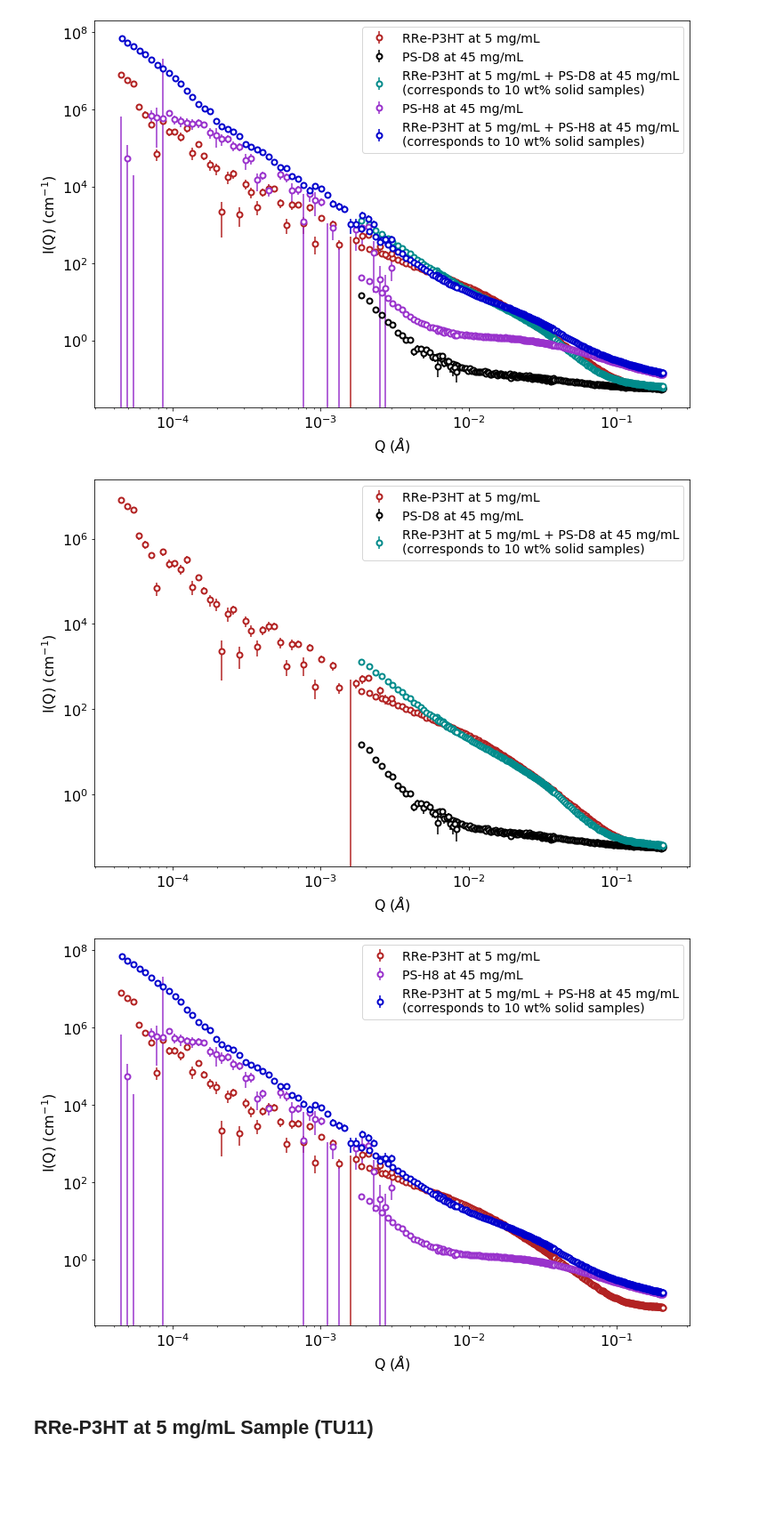
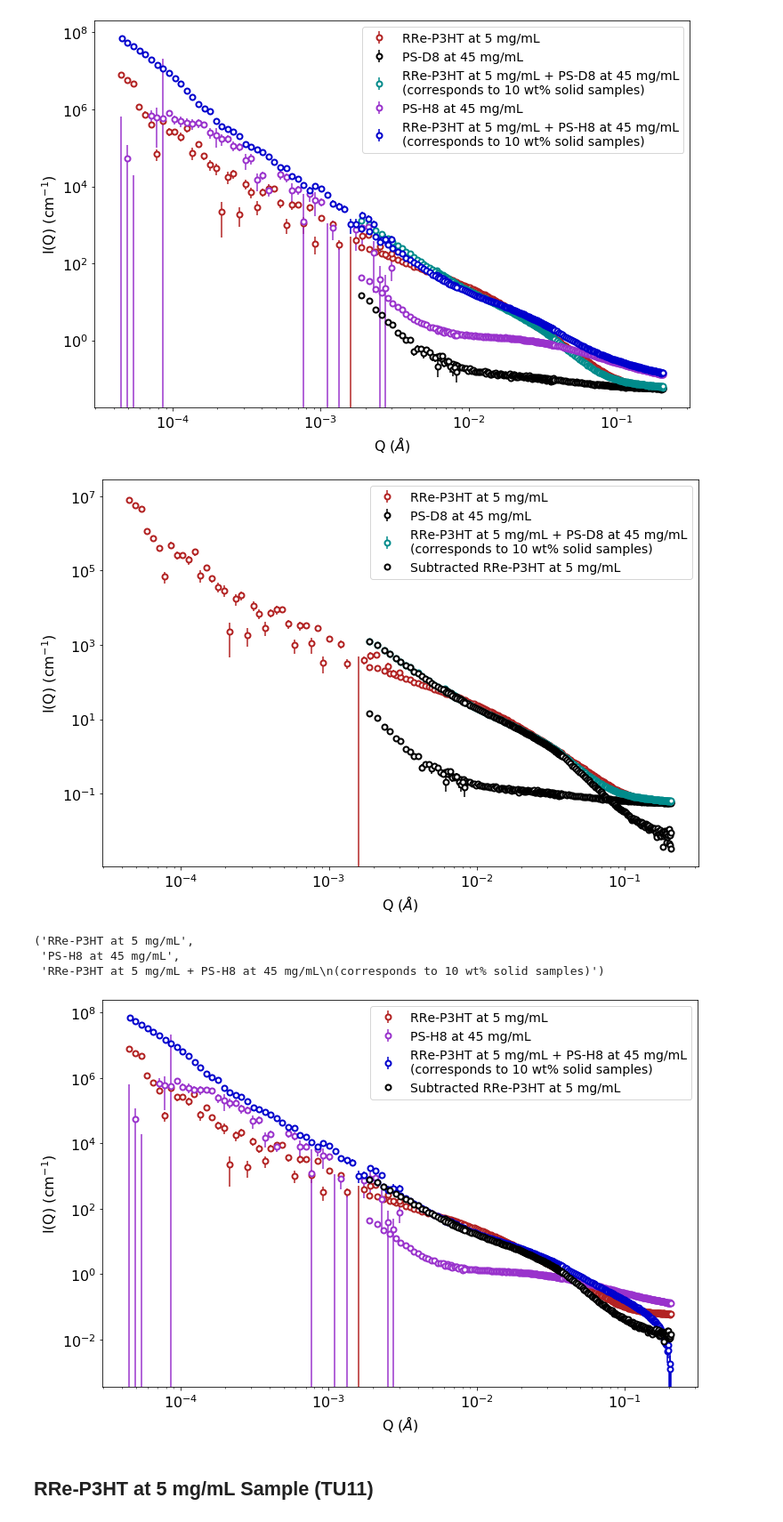
Before and after one commit to pozzo-research-group/c-wolf-blends-morphology, a Jupyter notebook: sans/Liquid_Samples/Fitting_RReP3HT_PS_Toluene.ipynb, the cells around one changed output. Shown at 89% size. Drawn from its saved outputs; the diff is of its cells as text; code cells hidden in the pictures; blank space fills up the shorter version.

Commit message:
worked on liquid sample fits

```diff
--- a/sans/Liquid_Samples/Fitting_RReP3HT_PS_Toluene.ipynb
+++ b/sans/Liquid_Samples/Fitting_RReP3HT_PS_Toluene.ipynb
@@ -116,6 +119,13 @@ plt.show()
+# %%
+sub_x = rre.x
+sub_y = rre.y - hps.y
+sub = sasmodels.data.Data1D(x=sub_x, y = sub_y)
+sans_data['SubHyd'] = sub
+colors['SubHyd'] = 'black'
+names['SubHyd'] = 'Subtracted RRe-P3HT at 5 mg/mL'
 # %%
 plt.figure(figsize=(12,8))
-keys = ['TU11','TU25','TU24']
+keys = ['TU11','TU25','TU24','SubHyd']
 for key,color in zip(keys,colors):
     sans_load = sans_data[key]
     plt.errorbar(sans_load.x,sans_load.y,yerr=sans_load.dy,fmt='o',color=colors[key],label=names[key],mfc='white',mew=2)
@@ -134,28 +144,47 @@ plt.yticks(fontsize=16)
 
 plt.show()
 # %% [output]
-[figure, old version]
+[figure, new version]
+# %%
+names['TU11'],names['TU20'],names['TU19']
+# %% [output]
+('RRe-P3HT at 5 mg/mL',
+ 'PS-H8 at 45 mg/mL',
+ 'RRe-P3HT at 5 mg/mL + PS-H8 at 45 mg/mL\n(corresponds to 10 wt% solid samples)')
+# %%
+rre = sans_data['TU19']
+hps = sans_data['TU20']
+# %%
+sub_x = rre.x
+sub_y = rre.y - hps.y
+sub = sasmodels.data.Data1D(x=sub_x, y = sub_y)
+sans_data['SubHyd'] = sub
+colors['SubHyd'] = 'black'
+names['SubHyd'] = 'Subtracted RRe-P3HT at 5 mg/mL'
 # %%
 plt.figure(figsize=(12,8))
-keys = ['TU11','TU20','TU19']
+keys = ['TU11','TU20','TU19','SubHyd']
 for key,color in zip(keys,colors):
     sans_load = sans_data[key]
-    plt.errorbar(sans_load.x,sans_load.y,yerr=sans_load.dy,fmt='o',color=colors[key],label=names[key],mfc='white',mew=2)
+    if key == 'TU19':
+        plt.errorbar(sans_load.x,sans_load.y-np.average(sans_load.y[np.where(sans_load.x>0.2)]),yerr=sans_load.dy,fmt='o',color=colors[key],label=names[key],mfc='white',mew=2)
+    else:
+        plt.errorbar(sans_load.x,sans_load.y,yerr=sans_load.dy,fmt='o',color=colors[key],label=names[key],mfc='white',mew=2)
     if key in usans_data.keys():
         usans = usans_data[key]
         plt.errorbar(usans.x,usans.y,yerr=usans.dy,fmt='o',color=colors[key],mfc='white',mew=2)
 
 plt.legend(fontsize=14)
 plt.xscale('log')
 plt.yscale('log')
 
 plt.xlabel(r'Q $(\AA)$',fontsize=16)
 plt.ylabel(r'I(Q) (cm$^{-1}$)',fontsize=16)
 plt.xticks(fontsize=16)
 plt.yticks(fontsize=16)
 
 plt.show()
 # %% [output]
-[figure, old version]
+[figure, new version]
 # %% [markdown]
 ## RRe-P3HT at 5 mg/mL Sample (TU11)
```
Also changed, not shown: parts of 9 cells of this notebook.
